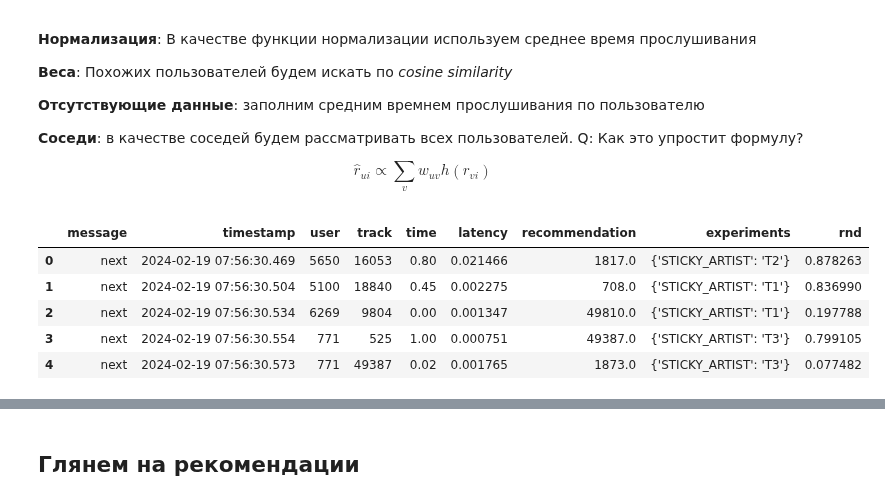
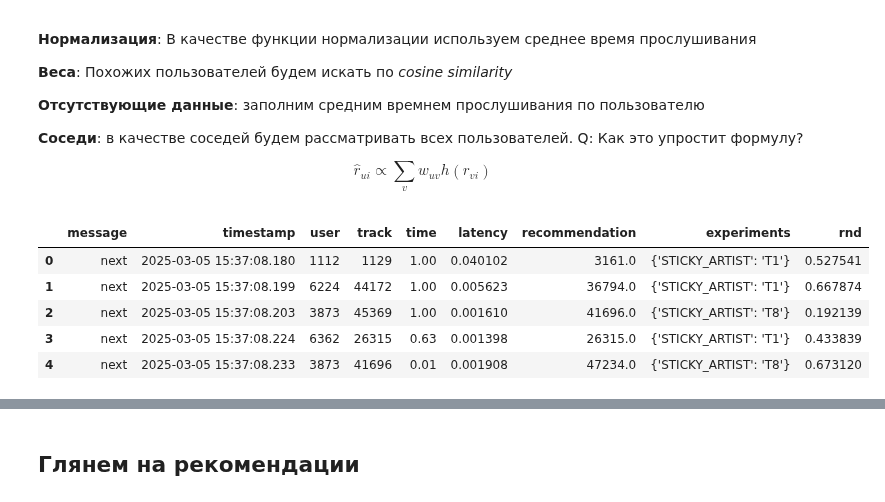
Before and after one commit to anokhin/recsys-course-spring-2026, a Jupyter notebook: jupyter/Week3Seminar.ipynb, the cells around one changed output, grey strips where cells are left out. Saved outputs shown, nothing was run; the diff lists cells and outputs as text; code cells hidden in the pictures.

```diff
--- a/jupyter/Week3Seminar.ipynb
+++ b/jupyter/Week3Seminar.ipynb
@@ -33,19 +33,19 @@ $$\hat r_{ui} \propto \sum_{v} w_{uv} h(r_{vi})$$
 # %%
 data = pd.concat([
     pd.read_json(data_path, lines=True)
     for data_path
-    in glob.glob("/Users/n.anokhin/Desktop/data/*/data.json")
+    in glob.glob("/Users/o.saprykin/Desktop/data/*/data.json")
 ])
 data["rnd"] = np.random.random(len(data))
 
 data.head(5)
 # %% [output]
 |  | message | timestamp | user | track | time | latency | recommendation | experiments | rnd |
-| 0 | next | 2024-02-19 07:56:30.469 | 5650 | 16053 | 0.80 | 0.021466 | 1817.0 | {'STICKY_ARTIST': 'T2'} | 0.878263 |
-| 1 | next | 2024-02-19 07:56:30.504 | 5100 | 18840 | 0.45 | 0.002275 | 708.0 | {'STICKY_ARTIST': 'T1'} | 0.836990 |
-| 2 | next | 2024-02-19 07:56:30.534 | 6269 | 9804 | 0.00 | 0.001347 | 49810.0 | {'STICKY_ARTIST': 'T1'} | 0.197788 |
-| 3 | next | 2024-02-19 07:56:30.554 | 771 | 525 | 1.00 | 0.000751 | 49387.0 | {'STICKY_ARTIST': 'T3'} | 0.799105 |
-| 4 | next | 2024-02-19 07:56:30.573 | 771 | 49387 | 0.02 | 0.001765 | 1873.0 | {'STICKY_ARTIST': 'T3'} | 0.077482 |
+| 0 | next | 2025-03-05 15:37:08.180 | 1112 | 1129 | 1.00 | 0.040102 | 3161.0 | {'STICKY_ARTIST': 'T1'} | 0.527541 |
+| 1 | next | 2025-03-05 15:37:08.199 | 6224 | 44172 | 1.00 | 0.005623 | 36794.0 | {'STICKY_ARTIST': 'T1'} | 0.667874 |
+| 2 | next | 2025-03-05 15:37:08.203 | 3873 | 45369 | 1.00 | 0.001610 | 41696.0 | {'STICKY_ARTIST': 'T8'} | 0.192139 |
+| 3 | next | 2025-03-05 15:37:08.224 | 6362 | 26315 | 0.63 | 0.001398 | 26315.0 | {'STICKY_ARTIST': 'T1'} | 0.433839 |
+| 4 | next | 2025-03-05 15:37:08.233 | 3873 | 41696 | 0.01 | 0.001908 | 47234.0 | {'STICKY_ARTIST': 'T8'} | 0.673120 |
 # %%
 data["normalized_time"] = data.groupby("user")["time"].transform(lambda time: time - time.mean())
 
```
Also changed, not shown: parts of 11 cells of this notebook, 5 other files.
